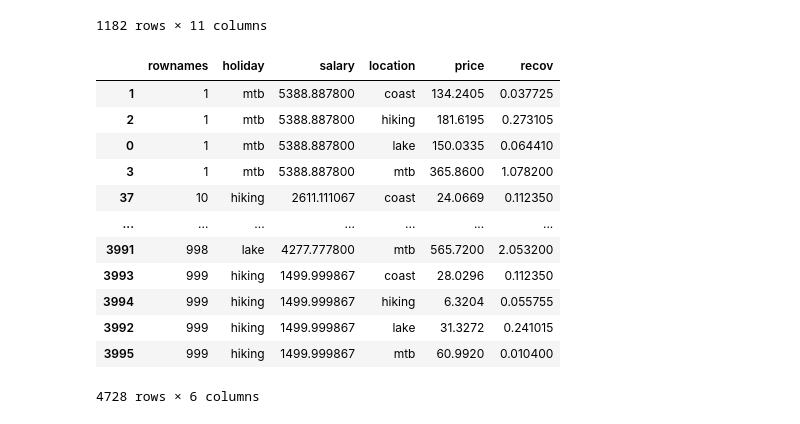
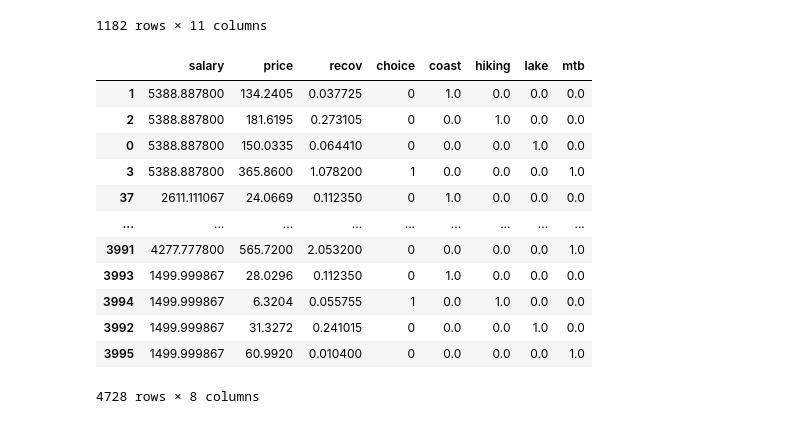
Before and after one commit to data-stepper/latex-university-shit, a Jupyter notebook: Abgaben/Empirical Evaluation of Market Outcomes/Assignment 2.ipynb, the cells around one changed output. Saved outputs shown, nothing was run; the diff lists cells and outputs as text; code cells hidden in the pictures.

```diff
--- a/Abgaben/Empirical Evaluation of Market Outcomes/Assignment 2.ipynb
+++ b/Abgaben/Empirical Evaluation of Market Outcomes/Assignment 2.ipynb
@@ -270,29 +270,43 @@ holiday_df.reset_index(drop=False)
 | 1181 | 1182 | hiking | 4833.334200 | 322.8955 | 288.9065 | 270.7514 | 520.872 | 0.241015 | 0.112350 | ... |
 1182 rows × 11 columns
 # %%
-holiday_long = pd.wide_to_long(
-    holiday_df.reset_index(drop=False),
-    stubnames=["price", "recov"],
-    i=["rownames", "holiday", "salary"],
-    j="location",
-    sep=".",
-    # Regex match any number of characters
-    suffix=r".*"
-).reset_index(drop=False).sort_values(by=["rownames", "holiday", "salary", "location"])
+holiday_long = (
+    pd.wide_to_long(
+        holiday_df.reset_index(drop=False),
+        stubnames=["price", "recov"],
+        i=["rownames", "holiday", "salary"],
+        j="location",
+        sep=".",
+        # Regex match any number of characters
+        suffix=r".*",
+    )
+    .reset_index(drop=False)
+    .sort_values(by=["rownames", "holiday", "salary", "location"])
+    .assign(
+        choice=lambda df: (df["location"] == df["holiday"]).astype(int)
+    )
+    # Add location dummies
+    .pipe(
+        lambda df: df.join(
+            pd.get_dummies(df["location"]).astype(float)
+        )
+    )
+    .drop(columns=["location", "holiday", "rownames"])
+)
 
 display(holiday_long)
 # %% [output]
-|  | rownames | holiday | salary | location | price | recov |
-| 1 | 1 | mtb | 5388.887800 | coast | 134.2405 | 0.037725 |
-| 2 | 1 | mtb | 5388.887800 | hiking | 181.6195 | 0.273105 |
-| 0 | 1 | mtb | 5388.887800 | lake | 150.0335 | 0.064410 |
-| 3 | 1 | mtb | 5388.887800 | mtb | 365.8600 | 1.078200 |
-| 37 | 10 | hiking | 2611.111067 | coast | 24.0669 | 0.112350 |
-| ... | ... | ... | ... | ... | ... | ... |
-| 3991 | 998 | lake | 4277.777800 | mtb | 565.7200 | 2.053200 |
-| 3993 | 999 | hiking | 1499.999867 | coast | 28.0296 | 0.112350 |
-| 3994 | 999 | hiking | 1499.999867 | hiking | 6.3204 | 0.055755 |
-| 3992 | 999 | hiking | 1499.999867 | lake | 31.3272 | 0.241015 |
-| 3995 | 999 | hiking | 1499.999867 | mtb | 60.9920 | 0.010400 |
+|  | salary | price | recov | choice | coast | hiking | lake | mtb |
+| 1 | 5388.887800 | 134.2405 | 0.037725 | 0 | 1.0 | 0.0 | 0.0 | 0.0 |
+| 2 | 5388.887800 | 181.6195 | 0.273105 | 0 | 0.0 | 1.0 | 0.0 | 0.0 |
+| 0 | 5388.887800 | 150.0335 | 0.064410 | 0 | 0.0 | 0.0 | 1.0 | 0.0 |
+| 3 | 5388.887800 | 365.8600 | 1.078200 | 1 | 0.0 | 0.0 | 0.0 | 1.0 |
+| 37 | 2611.111067 | 24.0669 | 0.112350 | 0 | 1.0 | 0.0 | 0.0 | 0.0 |
+| ... | ... | ... | ... | ... | ... | ... | ... | ... |
+| 3991 | 4277.777800 | 565.7200 | 2.053200 | 0 | 0.0 | 0.0 | 0.0 | 1.0 |
+| 3993 | 1499.999867 | 28.0296 | 0.112350 | 0 | 1.0 | 0.0 | 0.0 | 0.0 |
+| 3994 | 1499.999867 | 6.3204 | 0.055755 | 1 | 0.0 | 1.0 | 0.0 | 0.0 |
+| 3992 | 1499.999867 | 31.3272 | 0.241015 | 0 | 0.0 | 0.0 | 1.0 | 0.0 |
+| 3995 | 1499.999867 | 60.9920 | 0.010400 | 0 | 0.0 | 0.0 | 0.0 | 1.0 |
-4728 rows × 6 columns
+4728 rows × 8 columns
 # %%
```
Also changed, not shown: parts of 4 cells of this notebook.
